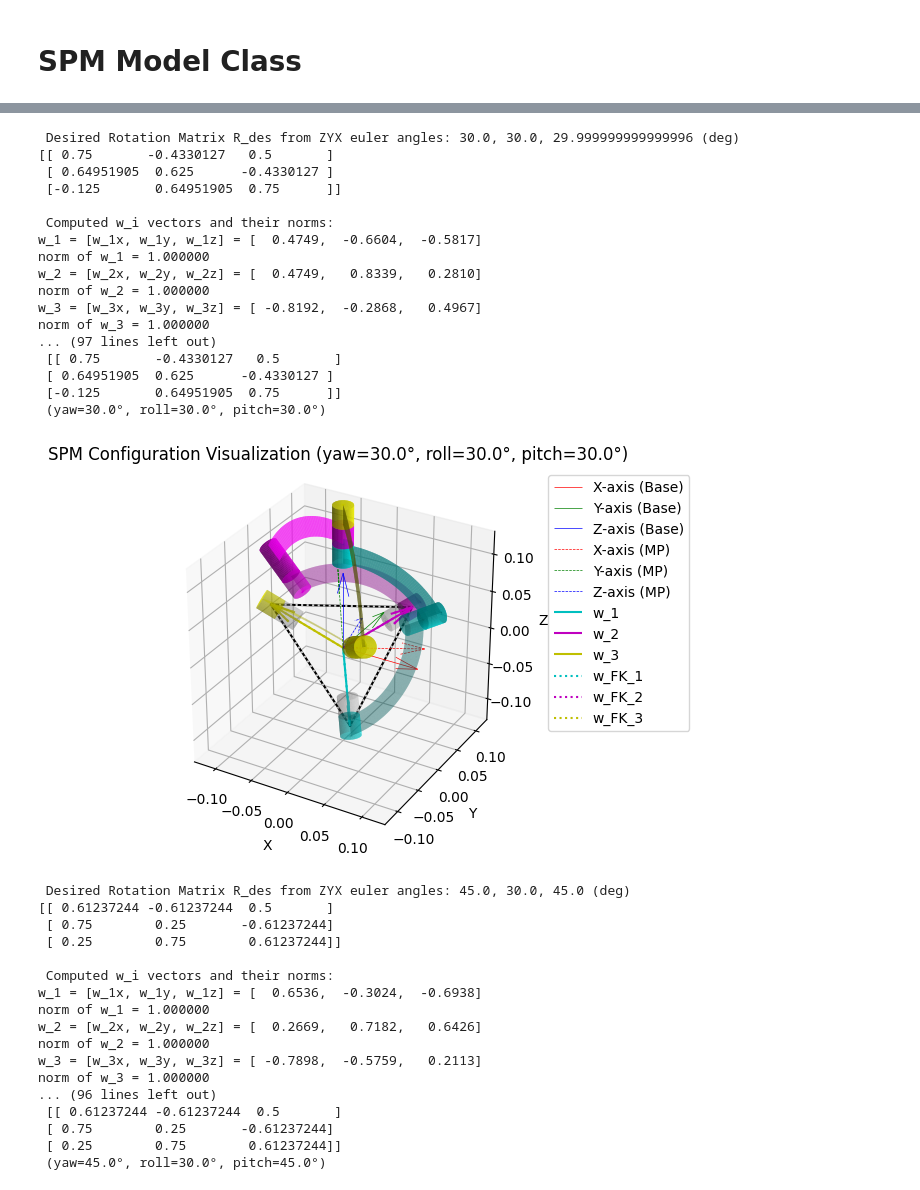
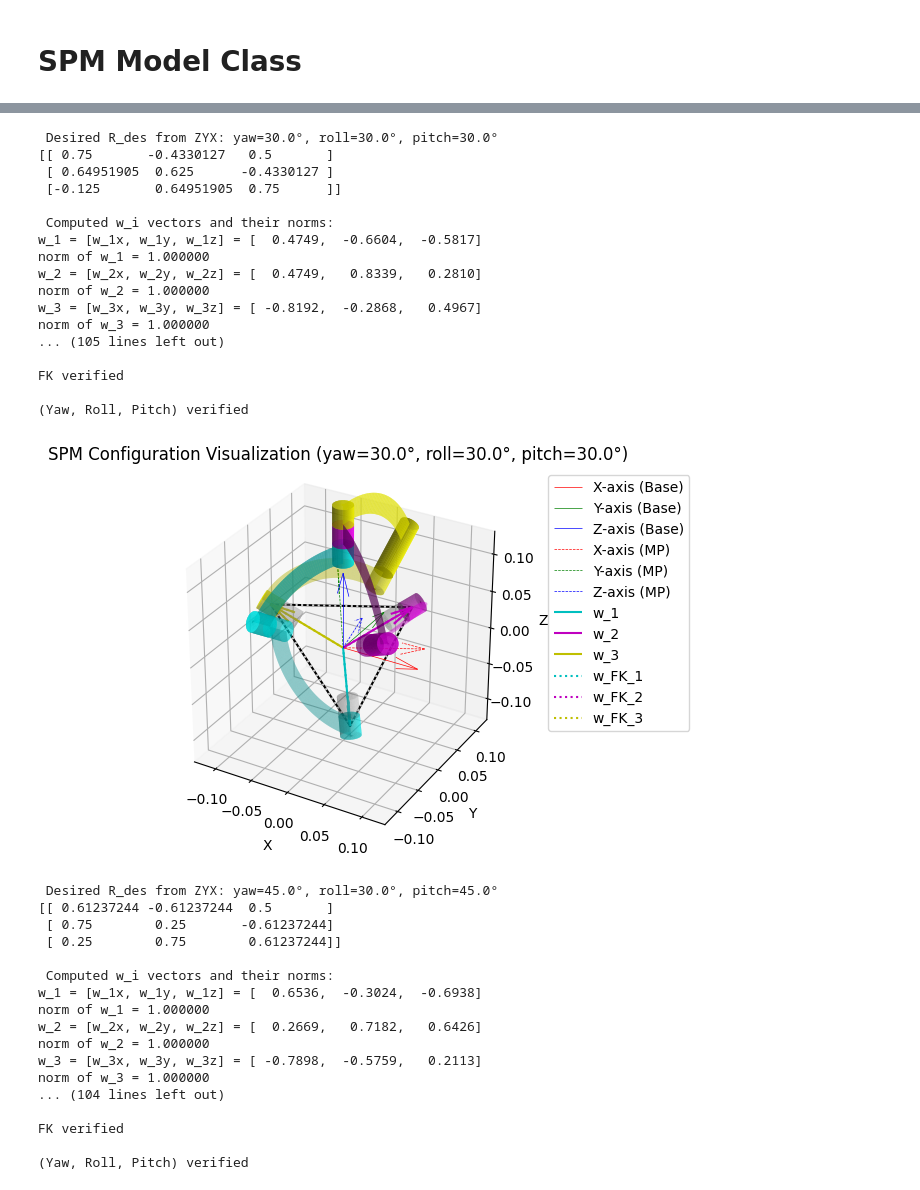
Before and after one commit to ChawinOph/spm-mechanics, a Jupyter notebook: notebooks/spm_kinematics.ipynb, the cells around one changed output, grey strips where cells are left out. Cells and saved outputs as stored; diff of their text form; code cells hidden in the pictures.

Commit message:
create test_trajectory to verifiy IK-FK; accouted for single leg solution

```diff
--- a/notebooks/spm_kinematics.ipynb
+++ b/notebooks/spm_kinematics.ipynb
@@ -2278,7 +2376,7 @@ euler_angles_set = [
     [np.pi/2, 0 ,0] # extreme pose
 ]
 
-euler_angles_set_traj = [
+euler_angles_set_traj_1 = [
     [0, 0, 0],
     [np.pi/6, np.pi/6, np.pi/6],
     [np.pi/4, np.pi/6, np.pi/4],
@@ -2286,53 +2384,9 @@ euler_angles_set_traj = [
     [np.pi/2, 0, np.pi/6] # extreme pose
 ]
 
-spm = SPM()
-# spm = SPM(theta_sol_indices=[1, 1, 1]) # test with different assembly mode
+# spm = SPM()
+spm = SPM(theta_sol_indices=[1, 1, 1]) # test with different assembly mode
 
-for step_n, euler_angles in enumerate(euler_angles_set_traj):
-    # print("\n" + "="*60)
-
-    # compute desired rotation matrix
-    R_des = R.from_euler('zyx', euler_angles).as_matrix()
-
-    print(f"\n Desired Rotation Matrix R_des from ZYX euler angles: {np.rad2deg(euler_angles[0]):.1f}, {np.rad2deg(euler_angles[1]):.1f}, {np.rad2deg(euler_angles[2])} (deg)")
-    print(R_des)
-    # print()
-
-    sols, has_sols = spm.compute_ik(R_des, verbose=True, update_config=True)
-
-    if all(has_sols):
-        J, A, B = spm.compute_vel_jacobian()
-        print(f"Jacobian J = inv(A)*B: \n {J}")
-        print(f"A: \n {A}")
-        print(f"B: \n {B}")
-
-        print("\n Performing FK")
-        use_prev_ik_sol = (step_n != 0)
-        if use_prev_ik_sol:
-            print('Using prev ik sol in the last step')
-        else:
-            print('Using fixed init condition')
-        w_sol, R_sol = spm.compute_fk(spm.theta_i, verbose=True, update_config=True, init_prev_sol=use_prev_ik_sol)
-        w_test = np.asarray(spm.w_i)
-        yaw_sol, roll_sol, pitch_sol = R.from_matrix(R_sol).as_euler('zyx', degrees=True)
-        print(f"w_i from FK Solution: \n {w_sol}")
-        print(f"w_test: \n {w_test}")
-        print(f"R_sol from FK Solution: \n {R_sol} \n (yaw={yaw_sol:.1f}°, roll={roll_sol:.1f}°, pitch={pitch_sol:.1f}°)")
-
-        # verify FK by actual config updated by IK
-        if not np.allclose(w_sol, w_test):
-            warnings.warn(
-                f"w_sol from FK does not match w_test!\n"
-                f"  w_sol  = {w_sol}\n"
-                f"  w_test = {w_test}\n"
-                f"  diff   = {np.abs(w_sol - w_test)}"
-            )
-        spm.visualize_configuration(R_des)
-    else:
-        warnings.warn("No feasible IK solutions")
-
-    # TODO:
-    # Workspace check for ankle ROM
+spm.test_trajectory(euler_angles_set_traj_1)
 # %% [output]
 Initialized SPM Mechanism
@@ -2356,22 +2410,22 @@ B matrix at Neutral Pose:
- Desired Rotation Matrix R_des from ZYX euler angles: 30.0, 30.0, 29.999999999999996 (deg)
+ Desired R_des from ZYX: yaw=30.0°, roll=30.0°, pitch=30.0°
 [[ 0.75       -0.4330127   0.5       ]
  [ 0.64951905  0.625      -0.4330127 ]
  [-0.125       0.64951905  0.75      ]]
 
  Computed w_i vectors and their norms:
 w_1 = [w_1x, w_1y, w_1z] = [  0.4749,  -0.6604,  -0.5817]
 norm of w_1 = 1.000000
 w_2 = [w_2x, w_2y, w_2z] = [  0.4749,   0.8339,   0.2810]
 norm of w_2 = 1.000000
 w_3 = [w_3x, w_3y, w_3z] = [ -0.8192,  -0.2868,   0.4967]
 norm of w_3 = 1.000000
-... (97 lines left out)
- [[ 0.75       -0.4330127   0.5       ]
- [ 0.64951905  0.625      -0.4330127 ]
- [-0.125       0.64951905  0.75      ]]
- (yaw=30.0°, roll=30.0°, pitch=30.0°)
+... (105 lines left out)
+
+FK verified
+
+(Yaw, Roll, Pitch) verified
-[figure, old version]
+[figure, new version]
- Desired Rotation Matrix R_des from ZYX euler angles: 45.0, 30.0, 45.0 (deg)
+ Desired R_des from ZYX: yaw=45.0°, roll=30.0°, pitch=45.0°
 [[ 0.61237244 -0.61237244  0.5       ]
  [ 0.75        0.25       -0.61237244]
  [ 0.25        0.75        0.61237244]]
@@ -2383,8 +2437,8 @@ w_2 = [w_2x, w_2y, w_2z] = [  0.2669,   0.7182,   0.6426]
 norm of w_2 = 1.000000
 w_3 = [w_3x, w_3y, w_3z] = [ -0.7898,  -0.5759,   0.2113]
 norm of w_3 = 1.000000
-... (96 lines left out)
- [[ 0.61237244 -0.61237244  0.5       ]
- [ 0.75        0.25       -0.61237244]
- [ 0.25        0.75        0.61237244]]
- (yaw=45.0°, roll=30.0°, pitch=45.0°)
+... (104 lines left out)
+
+FK verified
+
+(Yaw, Roll, Pitch) verified
```
Also changed, not shown: parts of 5 cells of this notebook.
